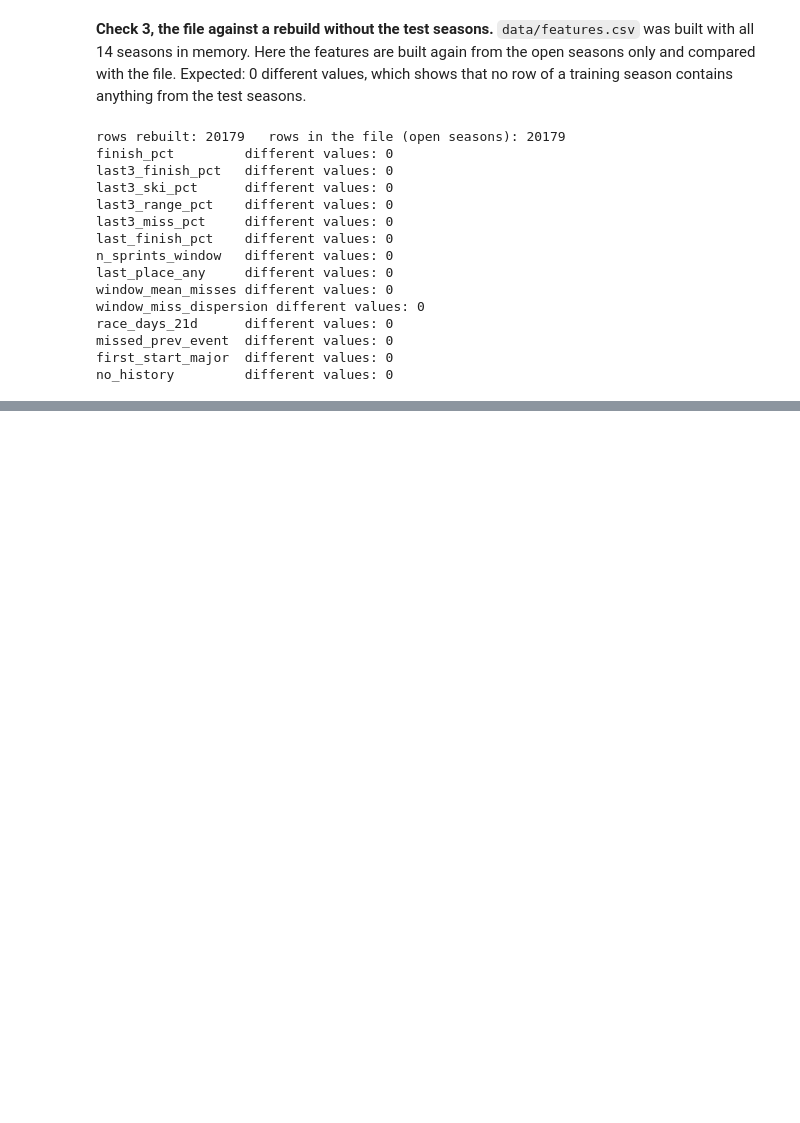
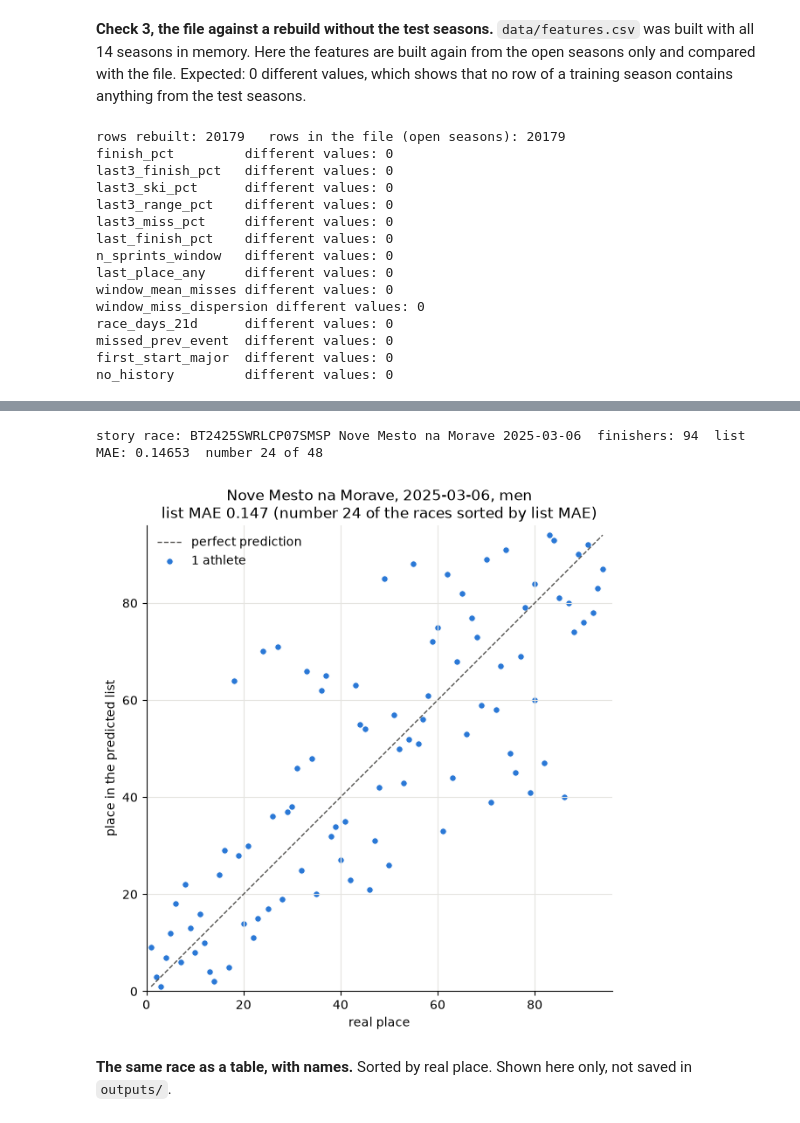
Before and after one commit to dupaski-1/biathlon-form, a Jupyter notebook: lab_book.ipynb, the cells around one changed output, grey strips where cells are left out. Cells and saved outputs as stored; diff of their text form; code cells hidden in the pictures; blank space fills up the shorter version.

```diff
--- a/lab_book.ipynb
+++ b/lab_book.ipynb
@@ -3764,0 +3361,20 @@ nations with finishers in 2020/21 to 2022/23 and none in the test seasons: BIH,
+# %%
+table = p.load_output("test_vs_validation")
+test = p.load_output("test_scores")
+whole = test[test["scope"] == "all"].iloc[0]
+print("final model:", p.candidate_name(p.FINAL_FAMILY, p.FINAL_INPUTS, p.FINAL_VALUE))
+print("test rows:", int(whole["rows"]), "  test races:", int(whole["races"]))
+print()
+# 1 line per score, 2 columns per model: validation and test.
+wide = pd.DataFrame(index=p.SCORES)
+for model in ["constant", "naive", "final"]:
+    one = table[table["model"] == model].set_index("score")
+    wide[model + "_validation"] = one["validation"]
+    wide[model + "_test"] = one["test"]
+print(wide.round(5).to_string())
+print()
+final = table[(table["model"] == "final") & (table["score"] == "list_mae")].iloc[0]
+print("test list MAE of the final model minus its validation list MAE:", round(final["test_minus_validation"], 5))
+name = p.candidate_name(p.FINAL_FAMILY, p.FINAL_INPUTS, p.FINAL_VALUE)
+print("validation list MAE of the final model in the 5 folds:",
+      p.fold_values(p.load_output("models_scores_per_fold"), name).round(5))
@@ -3764,0 +3429,11 @@ nations with finishers in 2020/21 to 2022/23 and none in the test seasons: BIH,
+# %%
+races = p.load_output("test_list_mae_per_race")
+show = ["day", "place", "gender", "is_major_event", "rows", "list_mae_final", "list_mae_naive",
+        "list_mae_constant", "number_by_list_mae"]
+print(races[show].round(4).to_string(index=False))
+print()
+print("the 48 race list MAEs of the final model:")
+print(races["list_mae_final"].describe().round(5).to_string())
+print()
+print("races where the final model is better than the naive rule:",
+      int((races["list_mae_final"] < races["list_mae_naive"]).sum()), "of", len(races))
@@ -3764,0 +3582,17 @@ nations with finishers in 2020/21 to 2022/23 and none in the test seasons: BIH,
+# %%
+import matplotlib.pyplot as plt
+
+races = p.load_output("test_list_mae_per_race")
+story = races[races["story_race"]].iloc[0]
+rows = p.load_test_predictions()
+race = rows[rows["race_id"] == story["race_id"]]
+
+print("story race:", story["race_id"], story["place"], story["day"], " finishers:", len(race),
+      " list MAE:", round(story["list_mae_final"], 5), " number", int(story["number_by_list_mae"]), "of", len(races))
+fig = p.draw_story(race, p.story_title(story))        # the same function that saved the file
+plt.show()
+# %% [output]
+story race: BT2425SWRLCP07SMSP Nove Mesto na Morave 2025-03-06  finishers: 94  list MAE: 0.14653  number 24 of 48
+[figure, added]
+# %% [markdown]
+**The same race as a table, with names.** Sorted by real place. Shown here only, not saved in `outputs/`.
```
Also changed, not shown: parts of 218 cells of this notebook, 33 other files.
